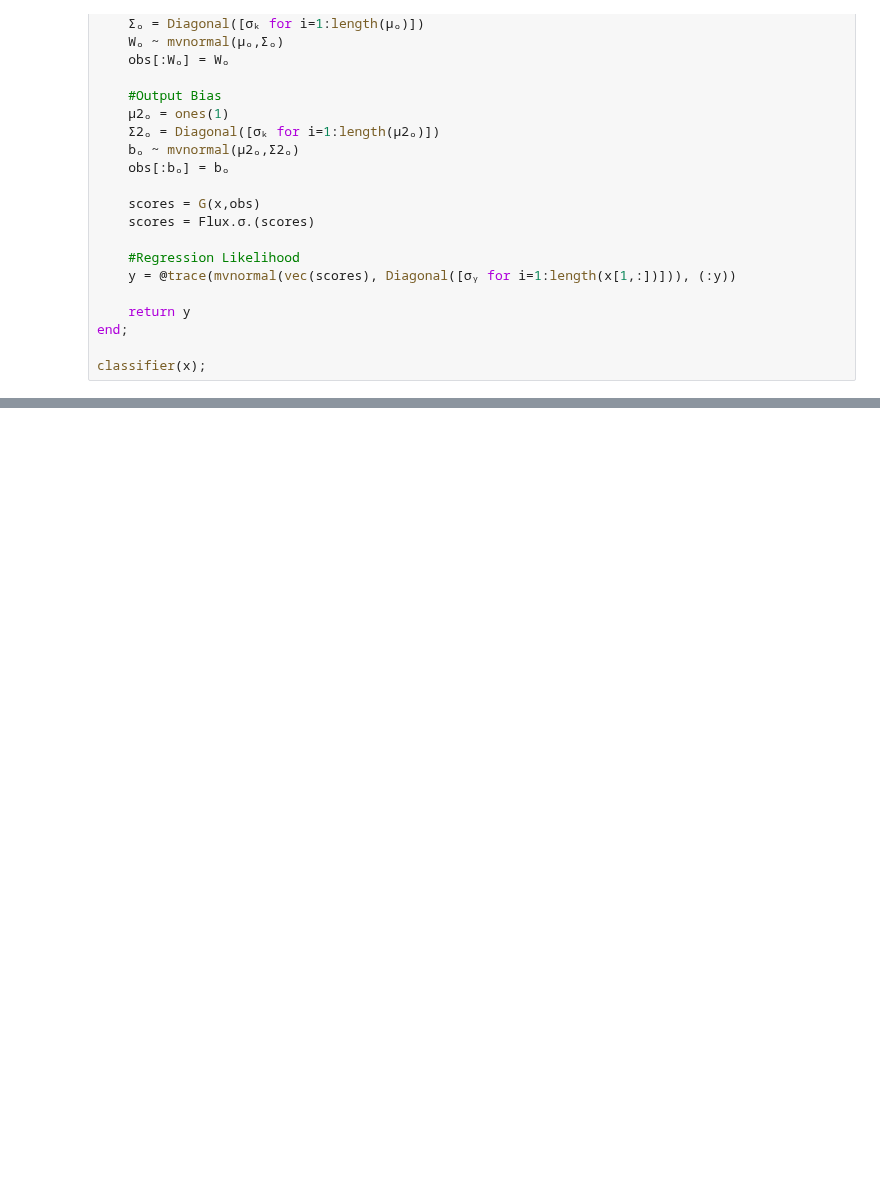
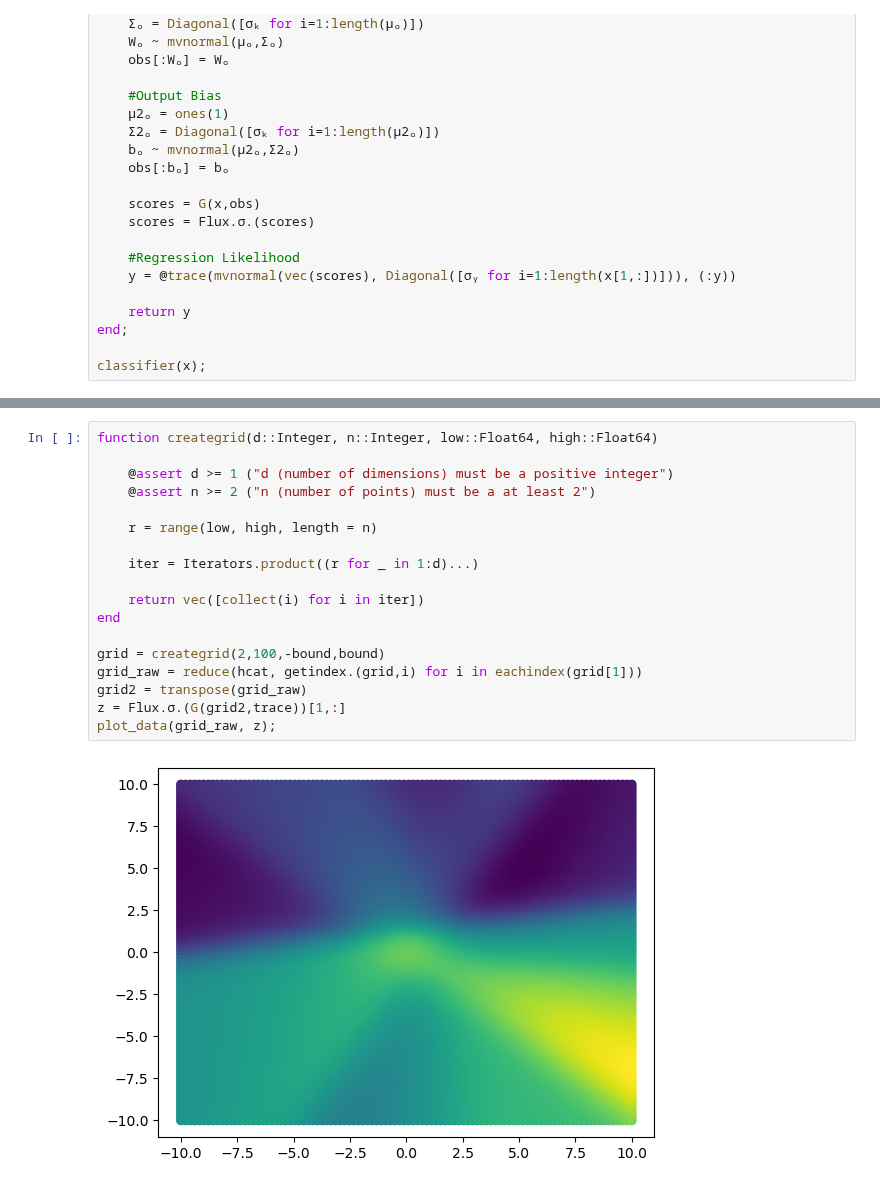
Before and after one commit to jberezow/RJMCMC, a Jupyter notebook: Thesis-LayerNet.ipynb, the cells around one changed output, grey strips where cells are left out. Saved outputs shown, nothing was run; the diff lists cells and outputs as text; blank space fills up the shorter version.

```diff
--- a/Thesis-LayerNet.ipynb
+++ b/Thesis-LayerNet.ipynb
@@ -320,0 +785,20 @@ PyObject <matplotlib.legend.Legend object at 0x...>
+# %%
+function creategrid(d::Integer, n::Integer, low::Float64, high::Float64)
+
+    @assert d >= 1 ("d (number of dimensions) must be a positive integer")
+    @assert n >= 2 ("n (number of points) must be a at least 2")
+
+    r = range(low, high, length = n)
+
+    iter = Iterators.product((r for _ in 1:d)...)
+
+    return vec([collect(i) for i in iter])
+end
+
+grid = creategrid(2,100,-bound,bound)
+grid_raw = reduce(hcat, getindex.(grid,i) for i in eachindex(grid[1]))
+grid2 = transpose(grid_raw)
+z = Flux.σ.(G(grid2,trace))[1,:]
+plot_data(grid_raw, z);
+# %% [output]
+[figure, added]
```
Also changed, not shown: parts of 19 cells of this notebook, 1 other file.
